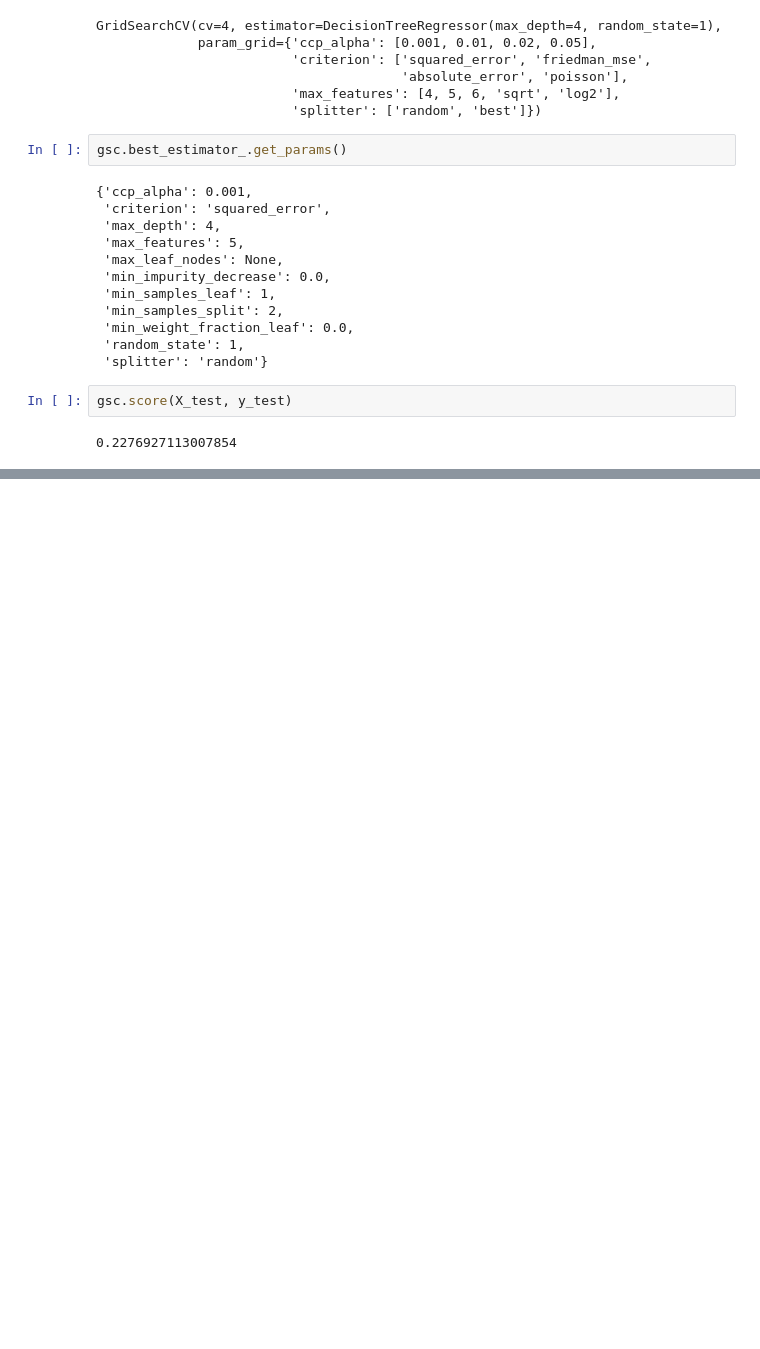
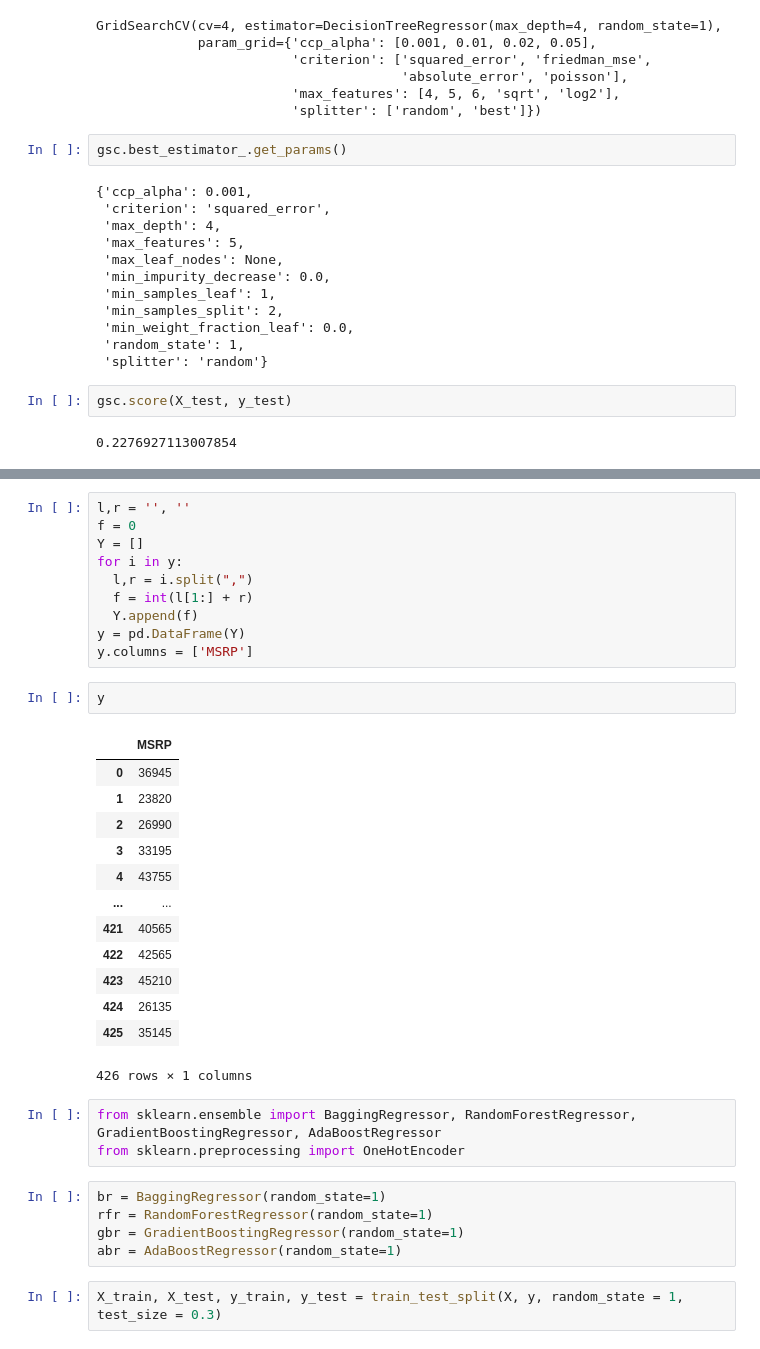
Before and after one commit to priyanshuJain-32/dataScienceExperiments, a Jupyter notebook: MLP_W8.ipynb, the cells around one changed output, grey strips where cells are left out. Saved outputs shown, nothing was run; the diff lists cells and outputs as text; blank space fills up the shorter version.

```diff
--- a/MLP_W8.ipynb
+++ b/MLP_W8.ipynb
@@ -225,0 +268,36 @@ gsc.score(X_test, y_test)
+# %%
+l,r = '', ''
+f = 0
+Y = []
+for i in y:
+  l,r = i.split(",")
+  f = int(l[1:] + r)
+  Y.append(f)
+y = pd.DataFrame(Y)
+y.columns = ['MSRP']
+# %%
+y
+# %% [output]
+|  | MSRP |
+| 0 | 36945 |
+| 1 | 23820 |
+| 2 | 26990 |
+| 3 | 33195 |
+| 4 | 43755 |
+| ... | ... |
+| 421 | 40565 |
+| 422 | 42565 |
+| 423 | 45210 |
+| 424 | 26135 |
+| 425 | 35145 |
+426 rows × 1 columns
+# %%
+from sklearn.ensemble import BaggingRegressor, RandomForestRegressor, GradientBoostingRegressor, AdaBoostRegressor
+from sklearn.preprocessing import OneHotEncoder
+# %%
+br = BaggingRegressor(random_state=1)
+rfr = RandomForestRegressor(random_state=1)
+gbr = GradientBoostingRegressor(random_state=1)
+abr = AdaBoostRegressor(random_state=1)
+# %%
+X_train, X_test, y_train, y_test = train_test_split(X, y, random_state = 1, test_size = 0.3)
```
Also changed, not shown: parts of 21 cells of this notebook.
